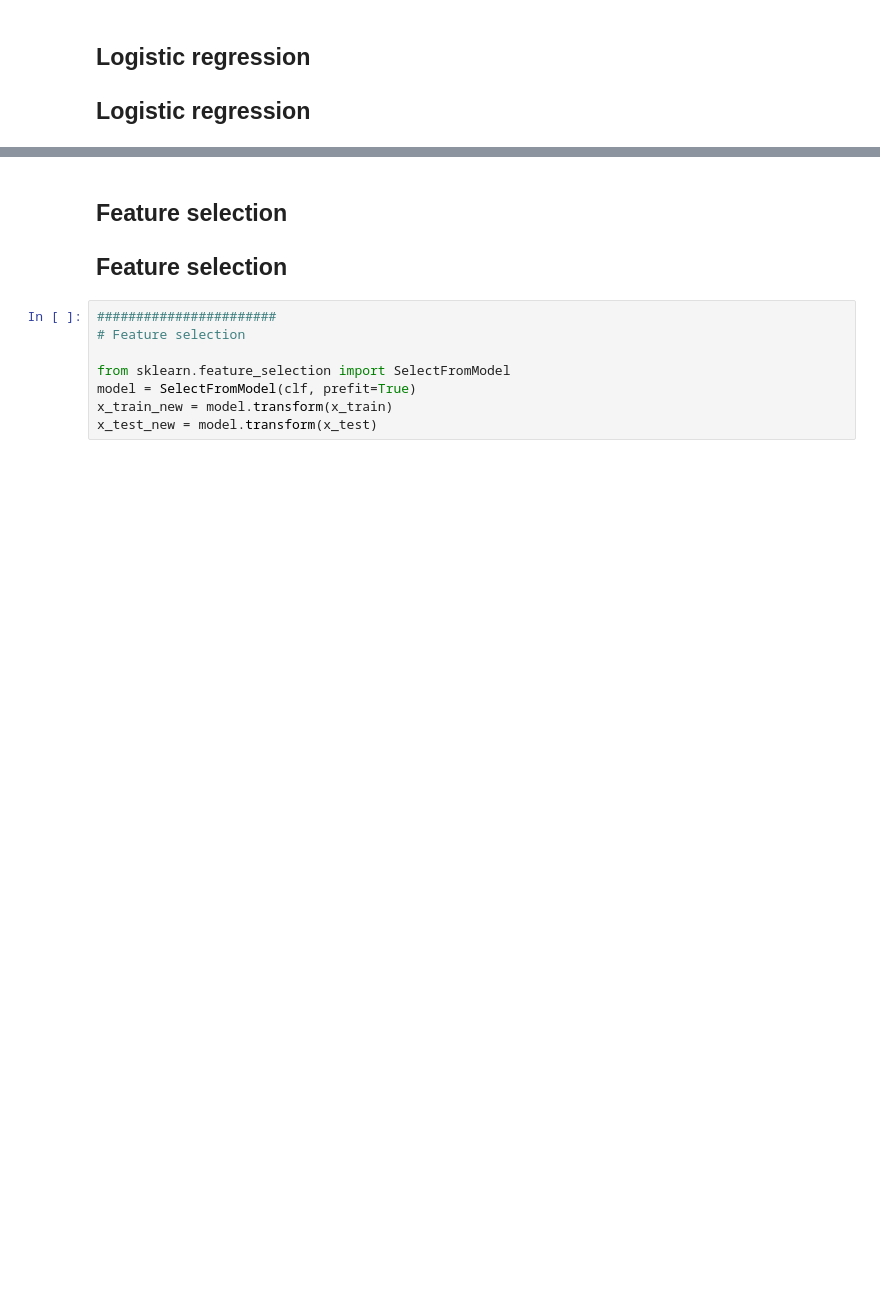
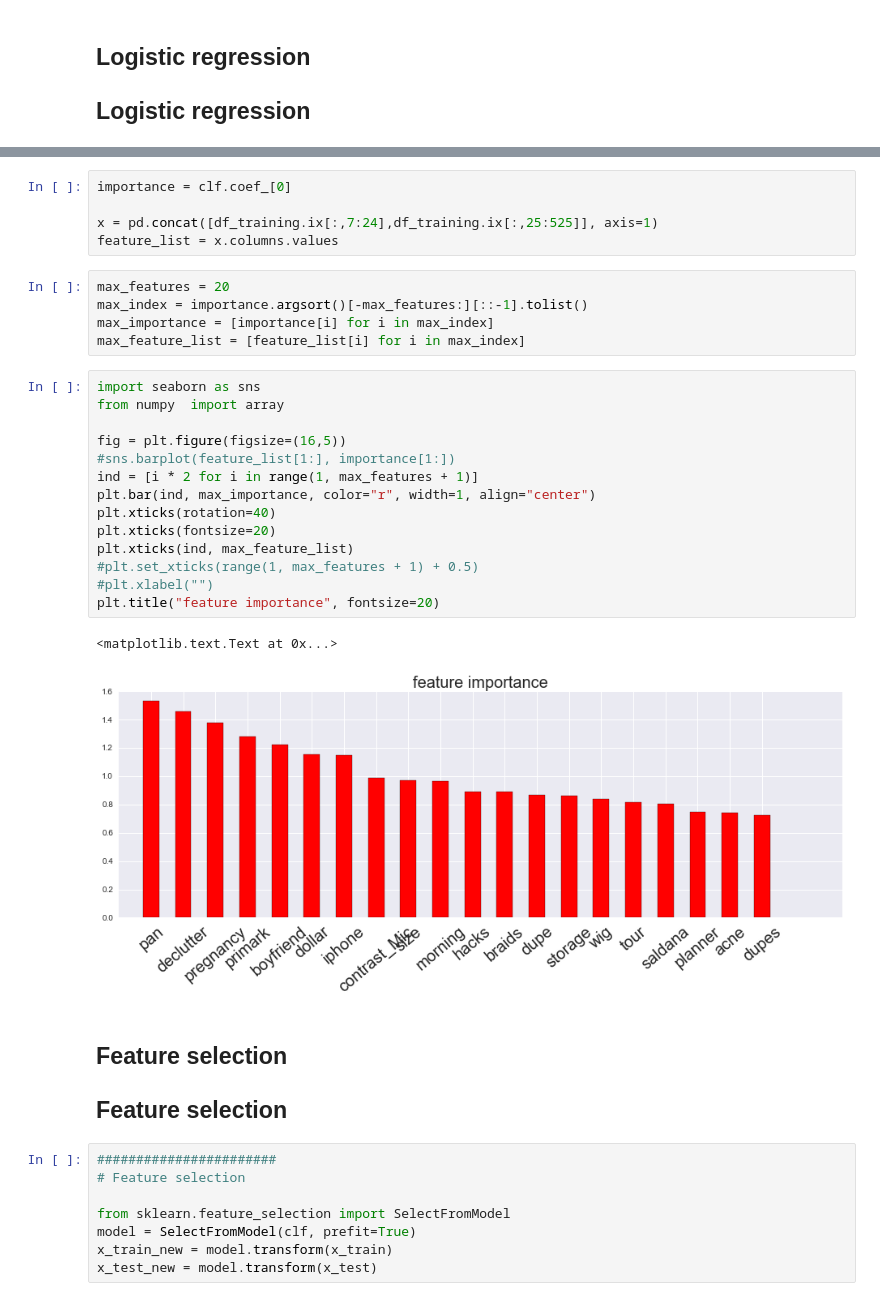
Before and after one commit to yaoliphy/insight-project, a Jupyter notebook: data_analysis_and_ML/youtube_data_analysis.ipynb, the cells around one changed output, grey strips where cells are left out. Cells and saved outputs as stored; diff of their text form; blank space fills up the shorter version.

```diff
--- a/data_analysis_and_ML/youtube_data_analysis.ipynb
+++ b/data_analysis_and_ML/youtube_data_analysis.ipynb
@@ -1122,3 +1231,30 @@ x_train.shape
+# %%
+importance = clf.coef_[0]
+
+x = pd.concat([df_training.ix[:,7:24],df_training.ix[:,25:525]], axis=1)
+feature_list = x.columns.values
+# %%
+max_features = 20
+max_index = importance.argsort()[-max_features:][::-1].tolist()
+max_importance = [importance[i] for i in max_index]
+max_feature_list = [feature_list[i] for i in max_index]
+# %%
+import seaborn as sns
+from numpy  import array
+
+fig = plt.figure(figsize=(16,5))
+#sns.barplot(feature_list[1:], importance[1:])
+ind = [i * 2 for i in range(1, max_features + 1)]
+plt.bar(ind, max_importance, color="r", width=1, align="center")
+plt.xticks(rotation=40)
+plt.xticks(fontsize=20)
+plt.xticks(ind, max_feature_list)
+#plt.set_xticks(range(1, max_features + 1) + 0.5)
+#plt.xlabel("")
+plt.title("feature importance", fontsize=20)
+# %% [output]
+<matplotlib.text.Text at 0x...>
+[figure, added]
 # %% [markdown]
 ## Feature selection
 ## Feature selection
```
Also changed, not shown: parts of 56 cells of this notebook.
